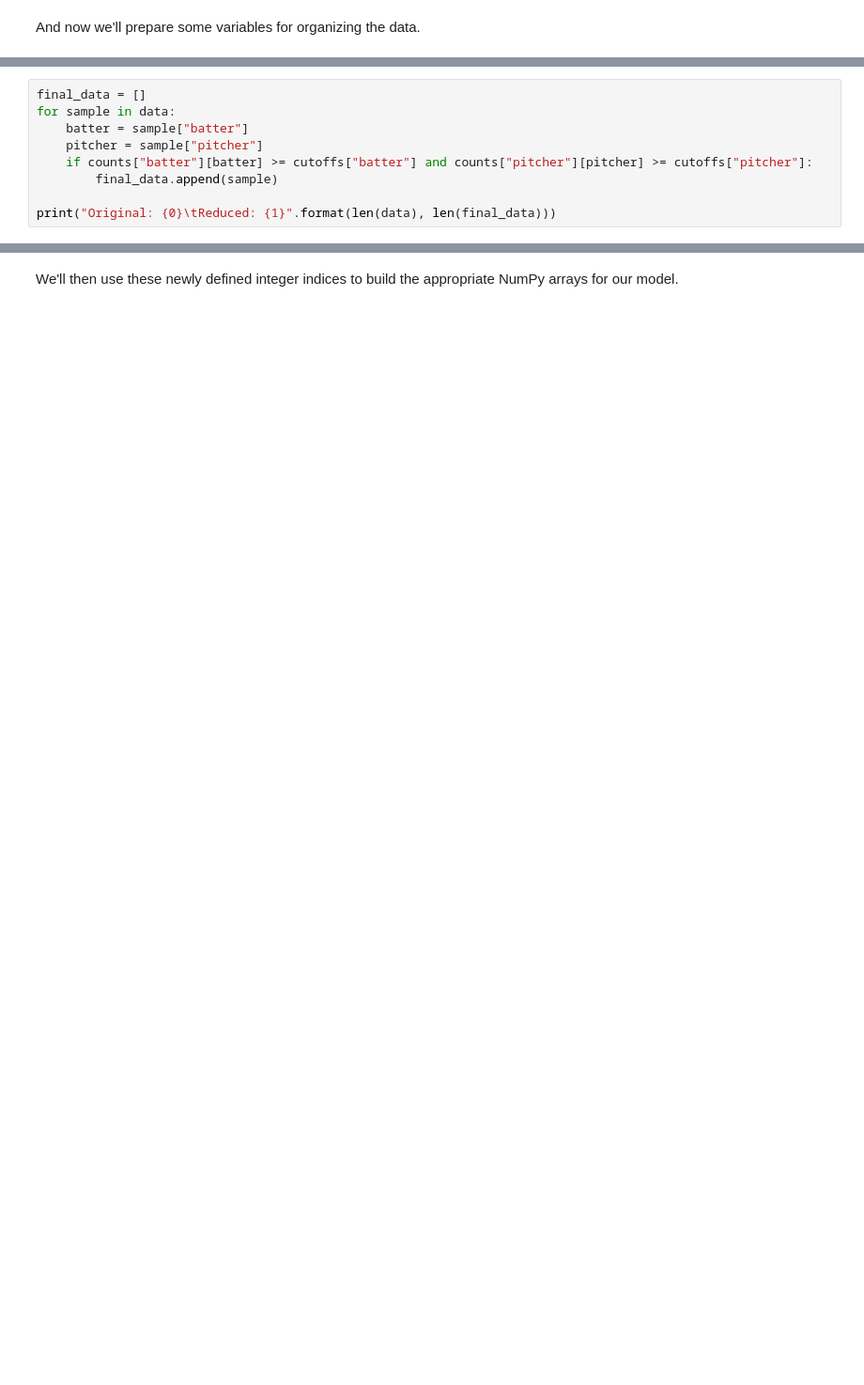
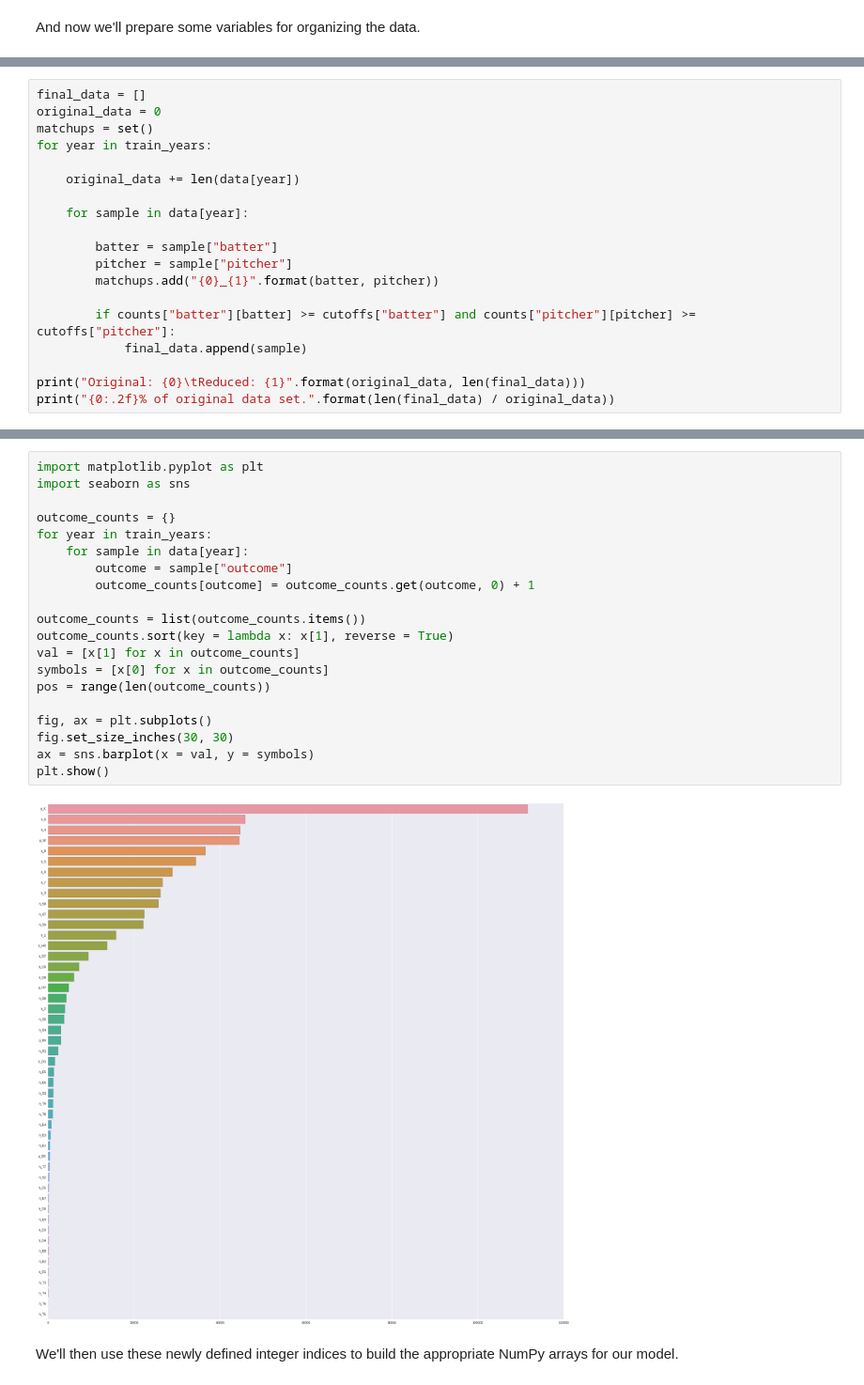
Before and after one commit to airalcorn2/batter-pitcher-2vec, a Jupyter notebook: batter_pitcher_2vec.ipynb, the cells around one changed output, grey strips where cells are left out. Shown at 94% size. Drawn from its saved outputs; the diff is of its cells as text; blank space fills up the shorter version.

```diff
--- a/batter_pitcher_2vec.ipynb
+++ b/batter_pitcher_2vec.ipynb
@@ -193,10 +197,20 @@ Let's use these new cutoff points to build the final data set.
 # %%
 final_data = []
-for sample in data:
-    batter = sample["batter"]
-    pitcher = sample["pitcher"]
-    if counts["batter"][batter] >= cutoffs["batter"] and counts["pitcher"][pitcher] >= cutoffs["pitcher"]:
-        final_data.append(sample)
+original_data = 0
+matchups = set()
+for year in train_years:
 
-print("Original: {0}\tReduced: {1}".format(len(data), len(final_data)))
+    original_data += len(data[year])
+
+    for sample in data[year]:
+
+        batter = sample["batter"]
+        pitcher = sample["pitcher"]
+        matchups.add("{0}_{1}".format(batter, pitcher))
+
+        if counts["batter"][batter] >= cutoffs["batter"] and counts["pitcher"][pitcher] >= cutoffs["pitcher"]:
+            final_data.append(sample)
+
+print("Original: {0}\tReduced: {1}".format(original_data, len(final_data)))
+print("{0:.2f}% of original data set.".format(len(final_data) / original_data))
 # %% [output]
@@ -226,3 +248,25 @@ for column in categories:
+# %%
+import matplotlib.pyplot as plt
+import seaborn as sns
+
+outcome_counts = {}
+for year in train_years:
+    for sample in data[year]:
+        outcome = sample["outcome"]
+        outcome_counts[outcome] = outcome_counts.get(outcome, 0) + 1
+
+outcome_counts = list(outcome_counts.items())
+outcome_counts.sort(key = lambda x: x[1], reverse = True)
+val = [x[1] for x in outcome_counts]
+symbols = [x[0] for x in outcome_counts]
+pos = range(len(outcome_counts))
+
+fig, ax = plt.subplots()
+fig.set_size_inches(30, 30)
+ax = sns.barplot(x = val, y = symbols)
+plt.show()
+# %% [output]
+[figure, added]
 # %% [markdown]
 We'll then use these newly defined integer indices to build the appropriate NumPy arrays for our model.
 # %%
```
Also changed, not shown: parts of 70 cells of this notebook, 22 other files.
